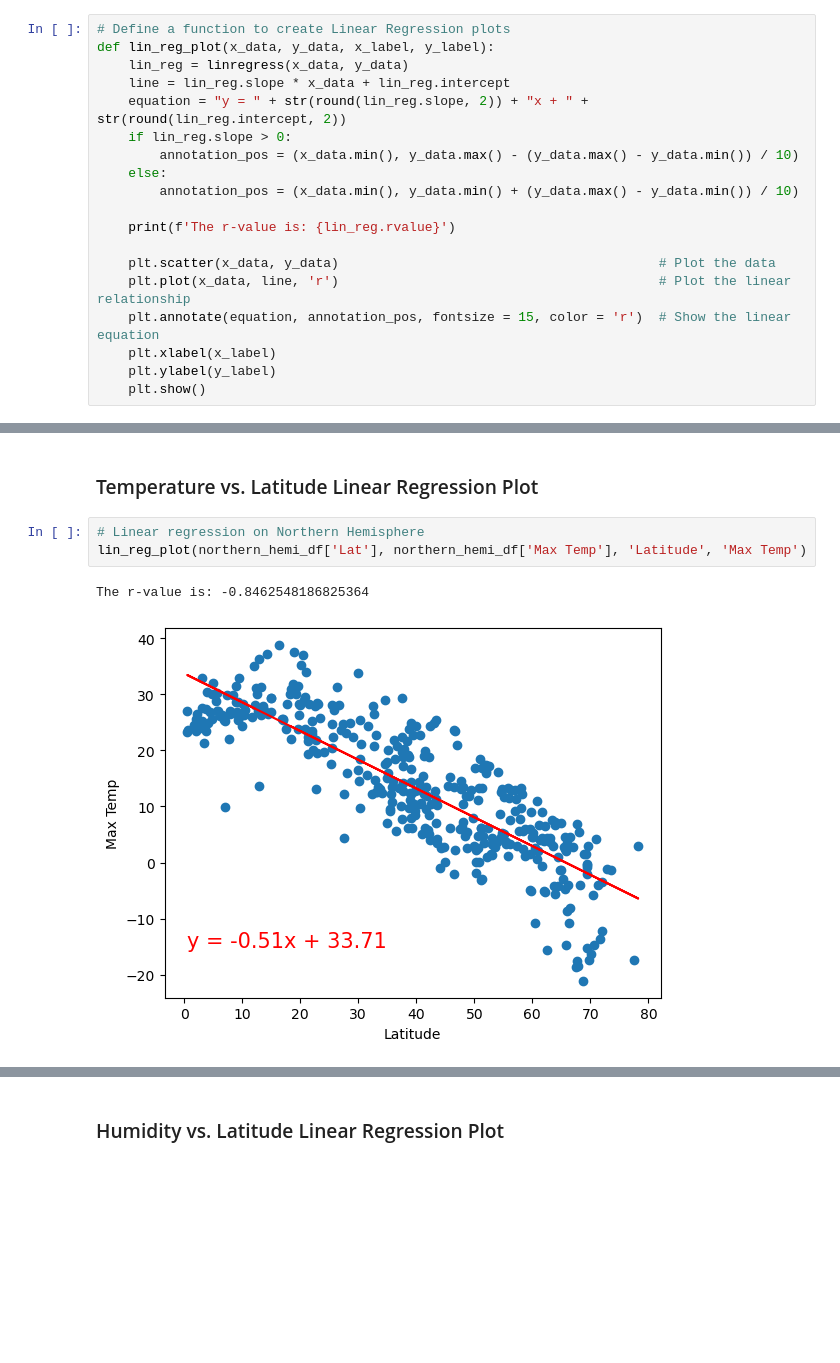
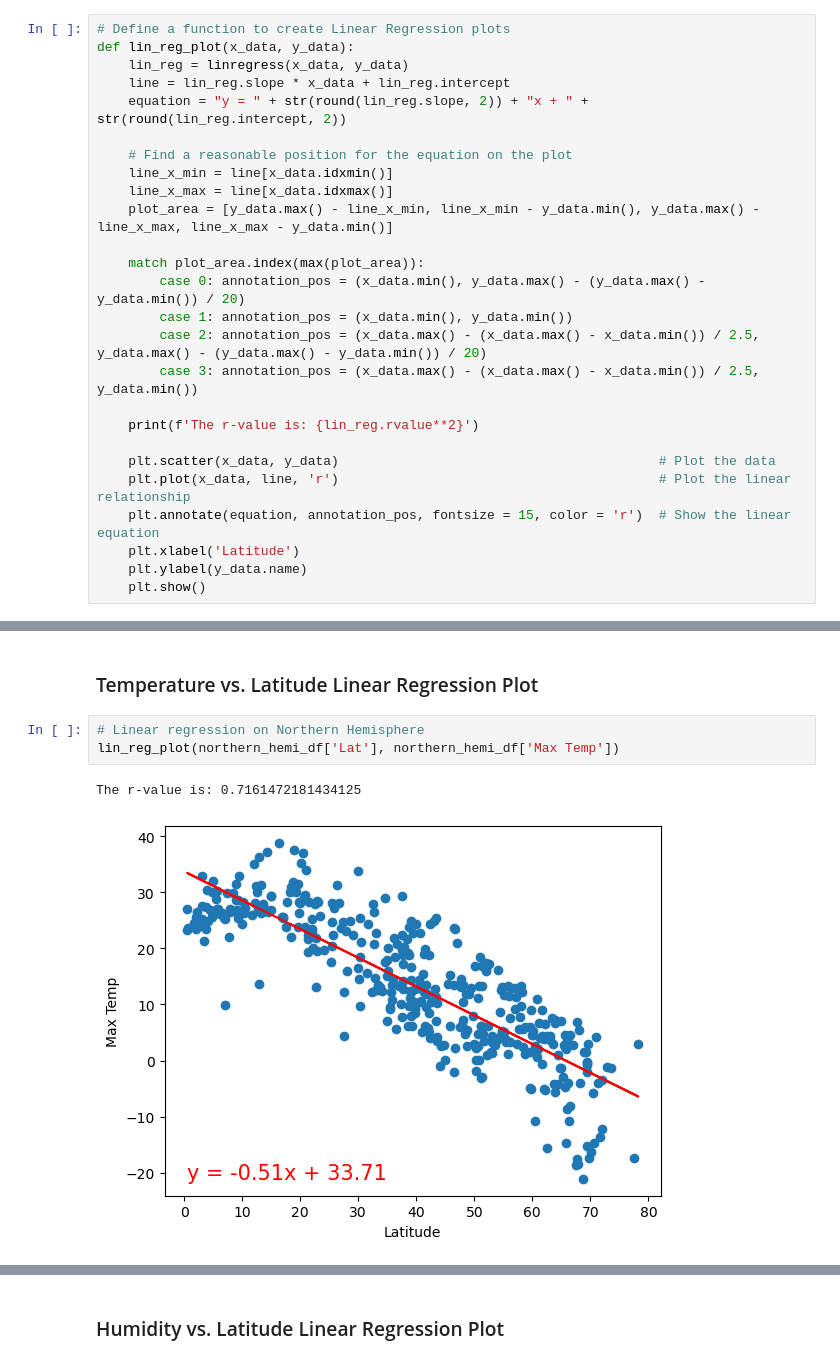
Before and after one commit to mwmosca/python-api-challenge, a Jupyter notebook: WeatherPy.ipynb, the cells around one changed output, grey strips where cells are left out. Saved outputs shown, nothing was run; the diff lists cells and outputs as text; blank space fills up the shorter version.

```diff
--- a/WeatherPy.ipynb
+++ b/WeatherPy.ipynb
@@ -236,22 +236,29 @@ plt.show()
 ## Requirement 2: Compute Linear Regression for Each Relationship
 # %%
 # Define a function to create Linear Regression plots
-def lin_reg_plot(x_data, y_data, x_label, y_label):
+def lin_reg_plot(x_data, y_data):
     lin_reg = linregress(x_data, y_data)
     line = lin_reg.slope * x_data + lin_reg.intercept
     equation = "y = " + str(round(lin_reg.slope, 2)) + "x + " + str(round(lin_reg.intercept, 2))
-    if lin_reg.slope > 0:
-        annotation_pos = (x_data.min(), y_data.max() - (y_data.max() - y_data.min()) / 10)
-    else:
-        annotation_pos = (x_data.min(), y_data.min() + (y_data.max() - y_data.min()) / 10)
 
-    print(f'The r-value is: {lin_reg.rvalue}')
+    # Find a reasonable position for the equation on the plot
+    line_x_min = line[x_data.idxmin()]
+    line_x_max = line[x_data.idxmax()]
+    plot_area = [y_data.max() - line_x_min, line_x_min - y_data.min(), y_data.max() - line_x_max, line_x_max - y_data.min()]
+
+    match plot_area.index(max(plot_area)):
+        case 0: annotation_pos = (x_data.min(), y_data.max() - (y_data.max() - y_data.min()) / 20)
+        case 1: annotation_pos = (x_data.min(), y_data.min())
+        case 2: annotation_pos = (x_data.max() - (x_data.max() - x_data.min()) / 2.5, y_data.max() - (y_data.max() - y_data.min()) / 20)
+        case 3: annotation_pos = (x_data.max() - (x_data.max() - x_data.min()) / 2.5, y_data.min())
+
+    print(f'The r-value is: {lin_reg.rvalue**2}')
 
     plt.scatter(x_data, y_data)                                         # Plot the data
     plt.plot(x_data, line, 'r')                                         # Plot the linear relationship
     plt.annotate(equation, annotation_pos, fontsize = 15, color = 'r')  # Show the linear equation
-    plt.xlabel(x_label)
-    plt.ylabel(y_label)
+    plt.xlabel('Latitude')
+    plt.ylabel(y_data.name)
     plt.show()
 # %%
 # Create a DataFrame with the Northern Hemisphere data (Latitude >= 0)
@@ -285,9 +292,9 @@ southern_hemi_df.head()
 ###  Temperature vs. Latitude Linear Regression Plot
 # %%
 # Linear regression on Northern Hemisphere
-lin_reg_plot(northern_hemi_df['Lat'], northern_hemi_df['Max Temp'], 'Latitude', 'Max Temp')
+lin_reg_plot(northern_hemi_df['Lat'], northern_hemi_df['Max Temp'])
 # %% [output]
-The r-value is: -0.8462548186825364
+The r-value is: 0.7161472181434125
-[figure, old version]
+[figure, new version]
 # %%
 # Linear regression on Southern Hemisphere
```
Also changed, not shown: parts of 21 cells of this notebook.
